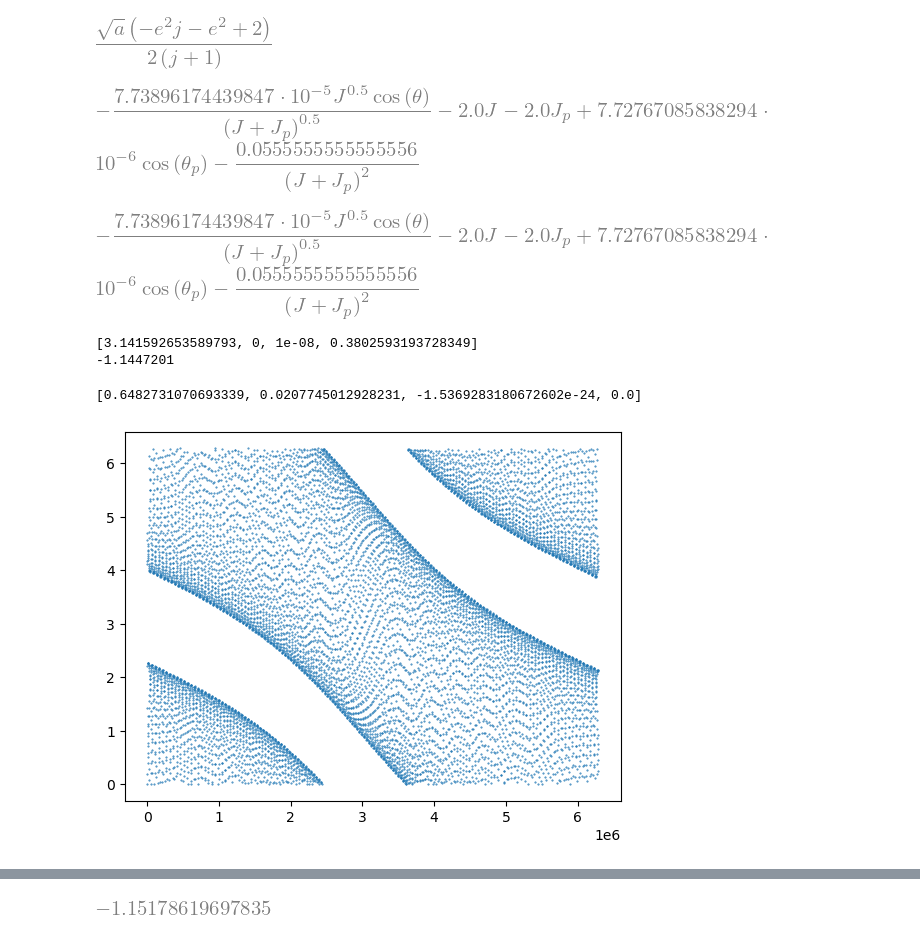
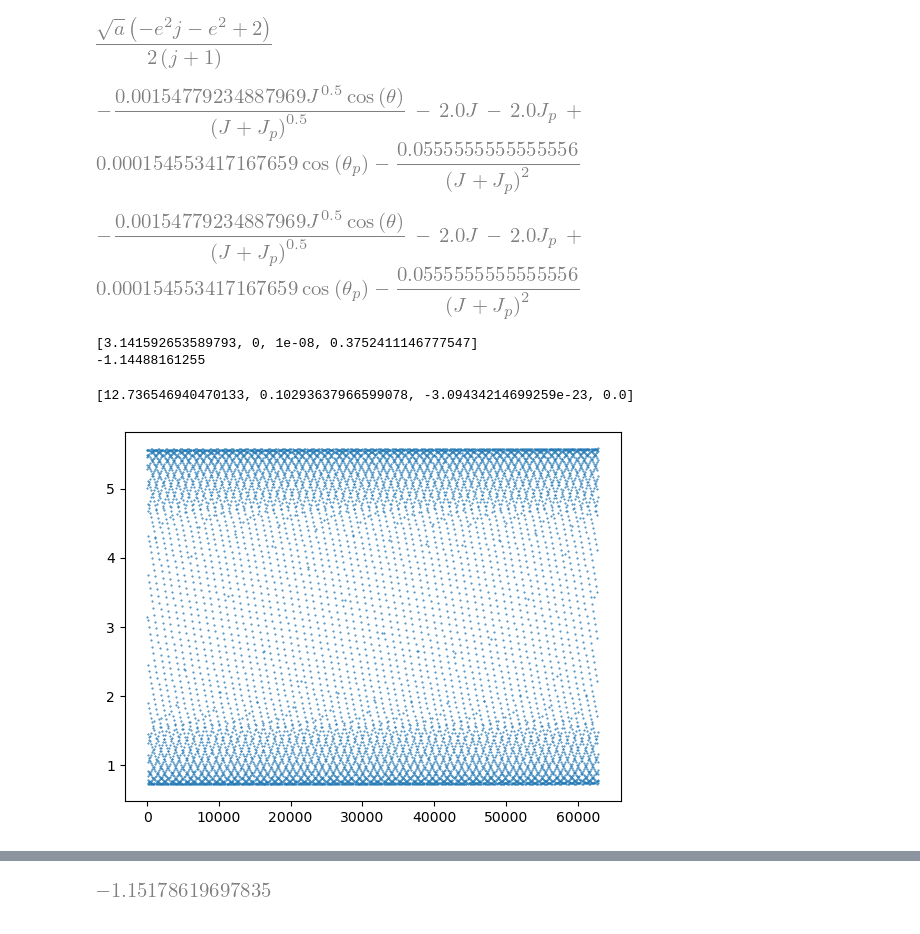
Before and after one commit to jtlaune/wc-apsidal-precession, a Jupyter notebook: paper-2-poincaire.ipynb, the cells around one changed output, grey strips where cells are left out. Saved outputs shown, nothing was run; the diff lists cells and outputs as text; code cells hidden in the pictures.

```diff
--- a/paper-2-poincaire.ipynb
+++ b/paper-2-poincaire.ipynb
@@ -41,7 +41,7 @@ np_sel = 1.
 ap_sel = np_sel**(-2./3)
 params = {
     j: 2,
-    mup: 5e-5,
+    mup: 1e-3,
     bp: 1.5455341716765871,
     b: 1.8956507412695471,
     b1_3_2: 0,  # 12.08476062046314,
@@ -107,7 +107,7 @@ H1_expr = H_expr.subs({Lam:Lam1_expr,Gam:Gam1_expr,th1_expr:th,thp1_expr:thp}) +
 H1_expr = H1_expr.subs(params).evalf()#.subs({J:J_expr,Jp:Jp_expr})
 H1_expr
 # %% [output]
-[figure, old version]
+[figure, new version]
 # %%
 funcs = lambdify(
     [th, thp, J, Jp],
@@ -126,14 +126,14 @@ _ = H1_expr.subs(params)#.subs({th:params["th0"],thp:params["thp0"]})#.subs({J:0
 display(_)
 _ = lambdify([th, thp, J, Jp], _)
 # %% [output]
-[figure, old version]
+[figure, new version]
 # %%
 th0val = npy.pi
 thpval = 0
-Hval = -1.1447201
+Hval = -1.14488161255
 Jval = 0.00000001
 
-Jpval = brentq(lambda x: _(th0val, thpval, Jval, x)-Hval, 0,0.382,xtol=1e-16)
+Jpval = brentq(lambda x: _(th0val, thpval, Jval, x)-Hval, 0,0.38,xtol=1e-16)
 
 initconds = [
     th0val,
@@ -144,8 +144,8 @@ initconds = [
 print(initconds)
 print(_(th0val, thpval, Jval, Jpval))
 # %% [output]
-[3.141592653589793, 0, 1e-08, 0.3802593193728349]
--1.1447201
+[3.141592653589793, 0, 1e-08, 0.3752411146777547]
+-1.14488161255
 # %%
 #_lvl = Hval
 #
@@ -171,28 +171,29 @@ def section_thp(t, x0):
 def section_th(t, x0):
     return npy.sin(x0[0])
 
-section_thp.direction = 1
+section_thp.direction = -1
 section_th.direction = 1
 
-teval = npy.linspace(0, 2 * npy.pi * 1e6, 10000)
+#teval = npy.linspace(0, 2 * npy.pi * 1e5, 10000)
+teval = npy.linspace(0, 2 * npy.pi * 1e4, 10000)
 sol = sp.integrate.solve_ivp(
     func,
     [teval[0], teval[-1]],
     initconds,
     t_eval=teval,
-    rtol=1e-12,
-    atol=1e-12,
+    rtol=1e-16,
+    atol=1e-16,
     method="DOP853",
     events=[section_thp, section_th],
 )
 # %% [output]
-[0.6482731070693339, 0.0207745012928231, -1.5369283180672602e-24, 0.0]
+[12.736546940470133, 0.10293637966599078, -3.09434214699259e-23, 0.0]
 # %%
 plt.clf()
-#plt.scatter(sol.t,sol.y[0,:]%(2*npy.pi),s=0.2)
-plt.scatter(sol.t,sol.y[1,:]%(2*npy.pi),s=0.2)
+plt.scatter(sol.t,sol.y[0,:]%(2*npy.pi),s=0.2)
+#plt.scatter(sol.t/(2*npy.pi),sol.y[1,:]%(2*npy.pi),s=0.2)
 #plt.scatter(sol.t,sol.y[2,:],s=0.2)
 #plt.scatter(sol.t,_(sol.y[0,:],sol.y[1,:],sol.y[2,:],sol.y[3,:],))
 plt.show()
 # %% [output]
-[figure, old version]
+[figure, new version]
```
Also changed, not shown: parts of 2 cells of this notebook.
